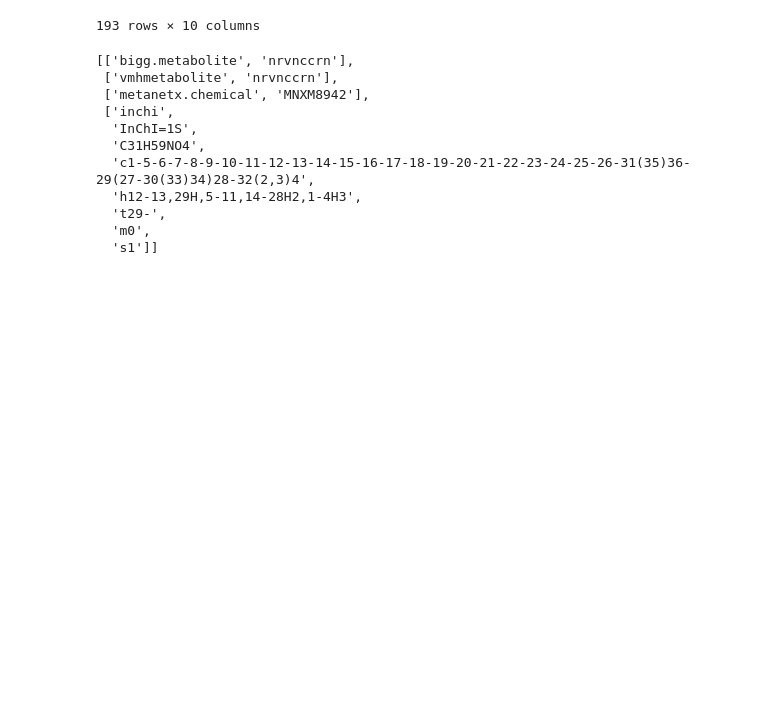
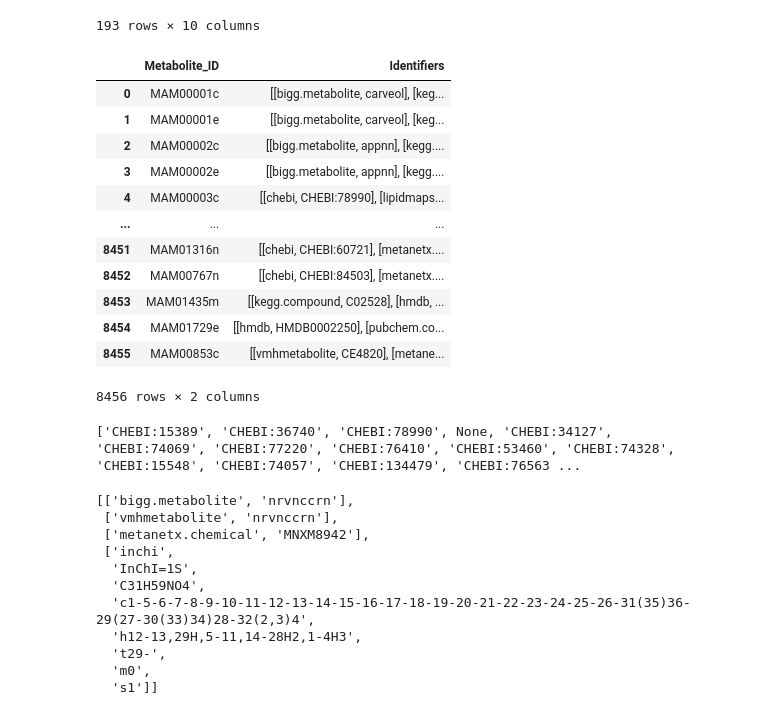
Before and after one commit to SamSaladino/Effective-Topological-Coverage-ETC, a Jupyter notebook: notebooks/02_Afekta_Pilot_Study.ipynb, the cells around one changed output. Cells and saved outputs as stored; diff of their text form; code cells hidden in the pictures; blank space fills up the shorter version.

```diff
--- a/notebooks/02_Afekta_Pilot_Study.ipynb
+++ b/notebooks/02_Afekta_Pilot_Study.ipynb
@@ -67,8 +67,26 @@ name_match
 parser = XMLParser(human1_xml)
 # %%
 df = parser.extract_data()
+# %%
+df
+# %% [output]
+|  | Metabolite_ID | Identifiers |
+| 0 | MAM00001c | [[bigg.metabolite, carveol], [keg... |
+| 1 | MAM00001e | [[bigg.metabolite, carveol], [keg... |
+| 2 | MAM00002c | [[bigg.metabolite, appnn], [kegg.... |
+| 3 | MAM00002e | [[bigg.metabolite, appnn], [kegg.... |
+| 4 | MAM00003c | [[chebi, CHEBI:78990], [lipidmaps... |
+| ... | ... | ... |
+| 8451 | MAM01316n | [[chebi, CHEBI:60721], [metanetx.... |
+| 8452 | MAM00767n | [[chebi, CHEBI:84503], [metanetx.... |
+| 8453 | MAM01435m | [[kegg.compound, C02528], [hmdb, ... |
+| 8454 | MAM01729e | [[hmdb, HMDB0002250], [pubchem.co... |
+| 8455 | MAM00853c | [[vmhmetabolite, CE4820], [metane... |
+8456 rows × 2 columns
 # %%
-parser._first_of(df.Identifiers[68], {'kegg.compound'})
+print(pd.Series([parser._first_of(df.Identifiers[i], {'chebi'}) for i in range(len(df))]).unique().tolist())
+# %% [output]
+['CHEBI:15389', 'CHEBI:36740', 'CHEBI:78990', None, 'CHEBI:34127', 'CHEBI:74069', 'CHEBI:77220', 'CHEBI:76410', 'CHEBI:53460', 'CHEBI:74328', 'CHEBI:15548', 'CHEBI:74057', 'CHEBI:134479', 'CHEBI:76563 ...
 # %%
 df.Identifiers[68]
 # %% [output]
```
Also changed, not shown: 1 other file.
